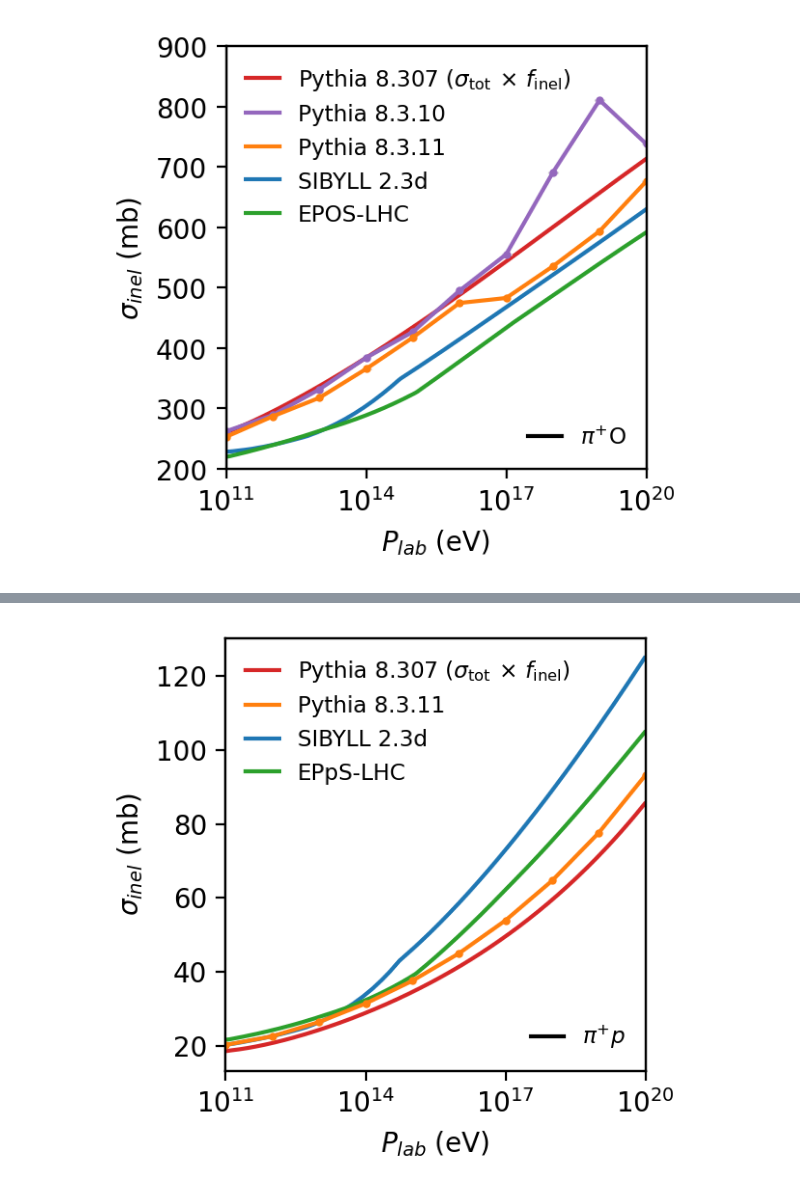
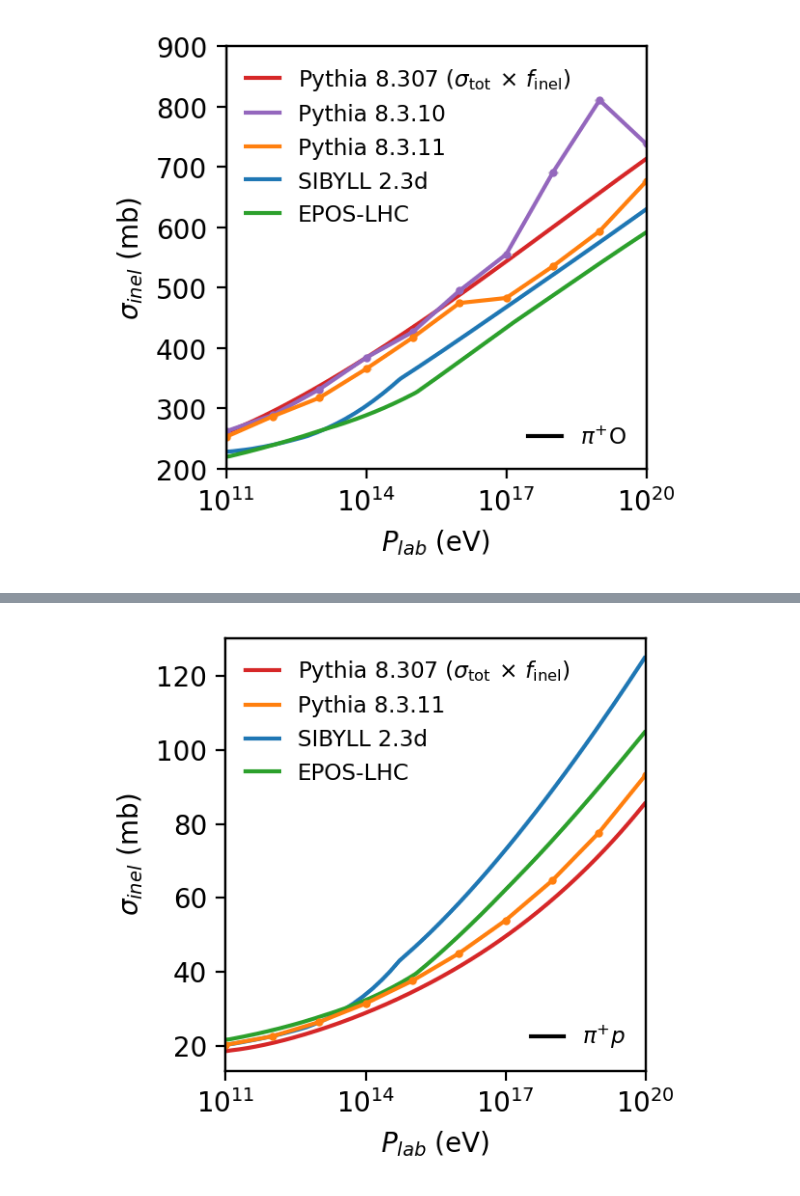
Before and after one commit to gaudu/pythia8311, a Jupyter notebook: examples/pythia8311_xsec_plotting.ipynb, the cells around one changed output, grey strips where cells are left out. Drawn from its saved outputs; the diff is of its cells as text; code cells hidden in the pictures.

```diff
--- a/examples/pythia8311_xsec_plotting.ipynb
+++ b/examples/pythia8311_xsec_plotting.ipynb
@@ -196,22 +196,22 @@ fig.savefig("xs_inel_pp.png", dpi=400)
 # %%
 fig, ax = plt.subplots(figsize=(3.2,3), dpi=200)
 ax.set(xlim=(1e11,1e20))
 ax.set_xscale('log')
 ax.set(xlabel=r"$P_{lab}$ (eV)", ylabel=r"$\sigma_{inel}$ (mb)")
 
 ax.plot(xs_pip_p_py8307[0,:], xs_pip_p_py8307[1,:] * 0.92, "-C3", label="Pythia 8.307 ($\\sigma_{\\mathrm{tot}} \\, \\times \\, f_{\\mathrm{inel}}$)")
 ax.errorbar(pip_p_dataframe['elab']*1e9, pip_p_dataframe['sig_inel'], yerr=pip_p_dataframe['err_inel'], c='tab:orange', fmt='o', ms=2, ecolor='lightgrey', elinewidth=4, ls='-')
 ax.plot([None], [None], ls='-', color="tab:orange", label="Pythia 8.3.11")
 ax.plot(xs_pip_p_sib[0,:], xs_pip_p_sib[1,:], "-", label="SIBYLL 2.3d")
-ax.plot(xs_pip_p_epos[0,:], xs_pip_p_epos[1,:], "-C2", label="EPpS-LHC")
+ax.plot(xs_pip_p_epos[0,:], xs_pip_p_epos[1,:], "-C2", label="EPOS-LHC")
 ax.legend(loc='upper left', bbox_to_anchor=(0, 1), fontsize="small", frameon=False, handlelength=1.5)
 
 ax2 = ax.twinx()
 ax2.get_yaxis().set_visible(False)
 ax2.plot([None], [None], "-", color="black", label=r"$\pi^{+}p$")
 ax2.legend(loc='lower right', bbox_to_anchor=(1, 0), fontsize="small", frameon=False, handlelength=1.5)
 
 fig.tight_layout()
 fig.savefig("xs_inel_pip.png", dpi=400)
 # %% [output]
-[figure, old version]
+[figure, new version]
```
Also changed, not shown: parts of 1 cell of this notebook, 2 other files.
